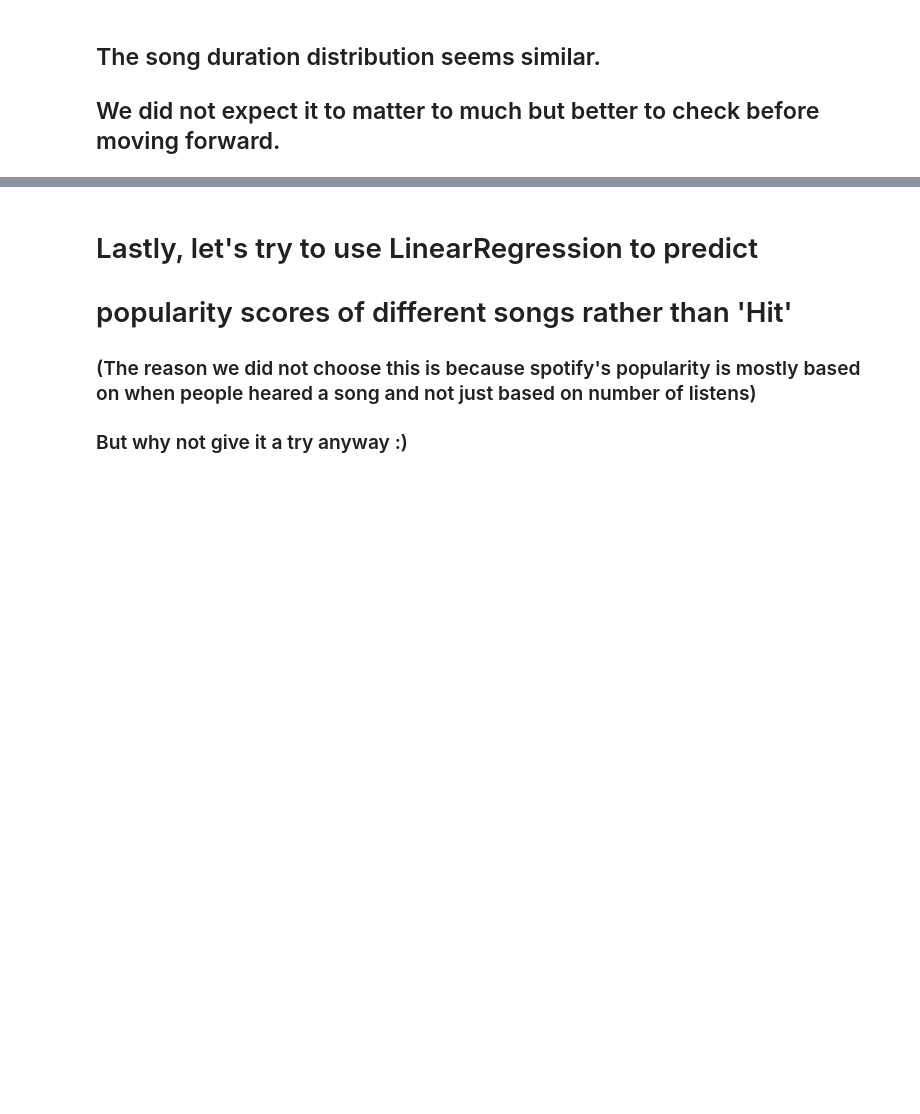
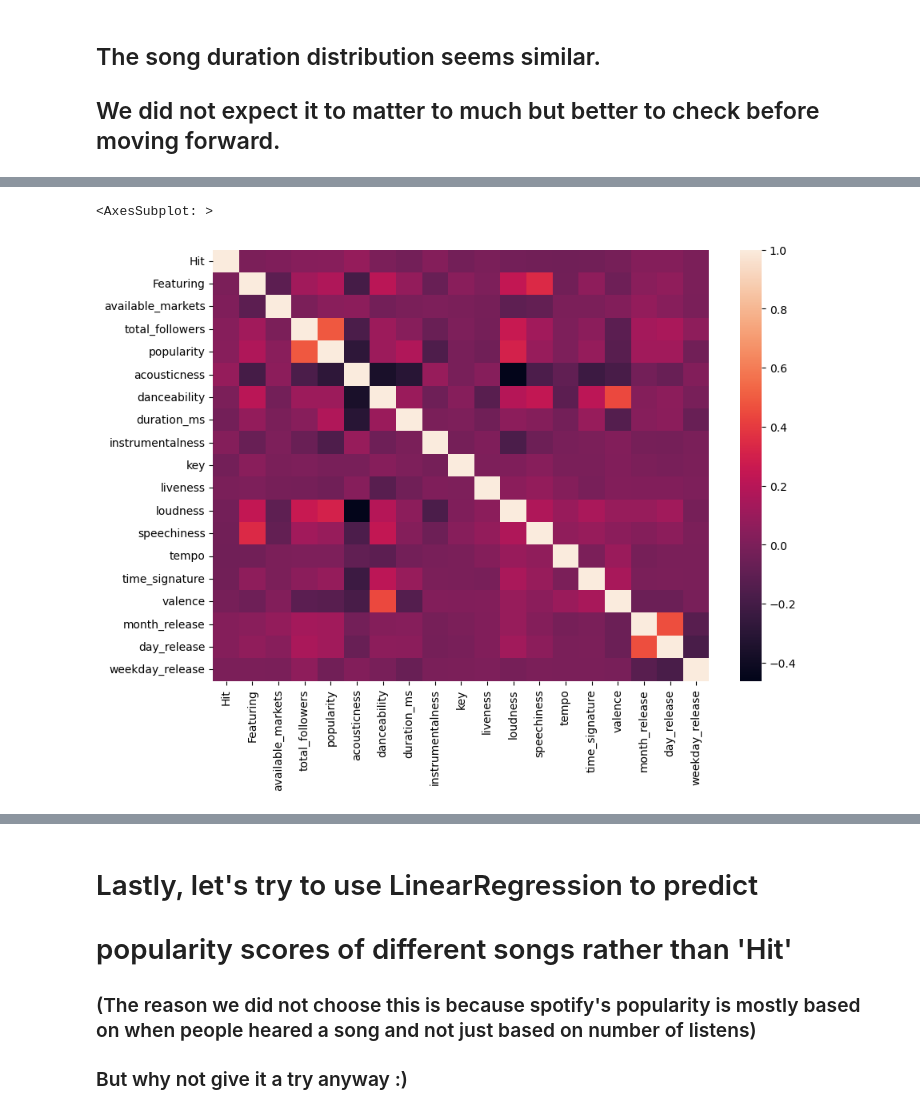
Before and after one commit to omersh1998/song-prediction-final-project, a Jupyter notebook: ipynb/songPredictionProject.ipynb, the cells around one changed output, grey strips where cells are left out. Cells and saved outputs as stored; diff of their text form; code cells hidden in the pictures; blank space fills up the shorter version.

```diff
--- a/ipynb/songPredictionProject.ipynb
+++ b/ipynb/songPredictionProject.ipynb
@@ -406,3 +409,13 @@ df = df.drop(columns=['lookup'])
+# %%
+df = df.drop(columns=['lookup'])
+df = df.drop(columns=['energy'])
+
+# Heatmap
+plt.figure(figsize=(10, 7))
+sns.heatmap(df.corr())
+# %% [output]
+<AxesSubplot: >
+[figure, added]
 # %%
 def transfer_str_to_numeric_vals(dataset):
     df_change = dataset.copy()
```
Also changed, not shown: parts of 6 cells of this notebook.
